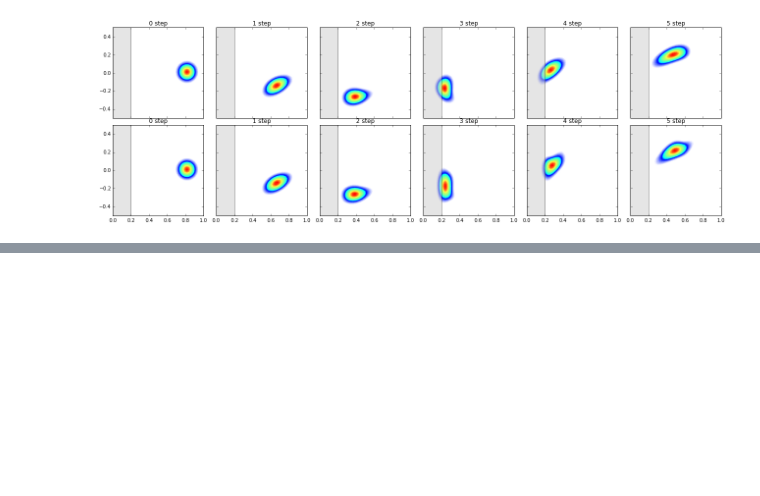
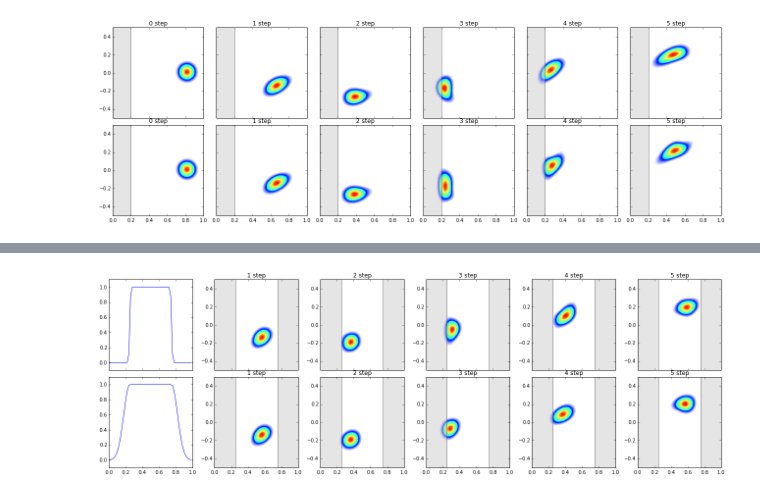
Before and after one commit to hanada-yasutaka/SimpleQmap, a Jupyter notebook: docs/tutorial/nonuni.ipynb, the cells around one changed output, grey strips where cells are left out. Cells and saved outputs as stored; diff of their text form; code cells hidden in the pictures; blank space fills up the shorter version.

```diff
--- a/docs/tutorial/nonuni.ipynb
+++ b/docs/tutorial/nonuni.ipynb
@@ -159,3 +168,93 @@ plt.show()
+# %%
+import SimpleQmap as sq
+import numpy as np
+import matplotlib.pyplot as plt
+
+class OpenQmap(sq.Qmap):
+    def set_absorber(self, absorber):
+        self.absorber = absorber
+    def operate(self):
+        pvec = np.fft.fft(self.operator[0]*self.stateIn)
+        qvec = np.fft.ifft(self.operator[1]*pvec)
+        qvec = self.absorber*qvec
+        self.stateOut = sq.State(self.scaleinfo, qvec)
+
+def tanh_abs(x,x1,x2,beta):
+    xx1 = (x-x1)*beta
+    xx2 = (x-x2)*beta
+    return (1+np.tanh(xx1))/2 - (1+ np.tanh(xx2))/2
+
+def exp_abs(x, x1,x2,alpha,beta):
+    x1 = (x - x1)
+    x2 = (x - x2)
+    theta0= (1 - np.tanh(x1*beta))/2
+    theta1= (1 + np.tanh(x2*beta))/2
+    w = (x1**2*theta0 +x2**2*theta1)
+    p = np.exp(-w/alpha)
+    return p
+
+dim = 50
+k = 1
+qmin, qmax = 0, 1
+pmin, pmax = -0.5,0.5
+
+tmax = 6
+cmap = sq.StandardMap(k=k)
+
+domain = [[qmin,qmax],[pmin,pmax]]
+qmap = OpenQmap(cmap, dim, domain) # defines the quantum system
+state = qmap.getState().cs(0.7,0.0)
+qmap.setInit(state) # set intial condition
+
+
+## ---- tanh absorber  ----
+fig, axs = plt.subplots(2,6,figsize=(6*3,3*2),sharex=True,sharey=False)
+
+abs_x1= 0.25
+abs_x2 = 0.75
+beta=100
+absfunc = tanh_abs(state.x[0], abs_x1, abs_x2, beta)
+qmap.set_absorber(absfunc)
+for i in range(0,tmax):
+    state = qmap.getIn() # return | phi_0>
+    x,y,z = state.hsmrep()
+    if i == 0:
+        axs[0][i].plot(state.x[0], absfunc)
+        axs[0][i].set_ylim(-0.1,1.1)
+    else:
+        axs[0][i].contourf(x,y,z, 100, cmap=sq.utility.hsm_cmap)
+        axs[0][i].set_title("%d step" % i)
+        axs[0][i].axvspan(0, abs_x1, facecolor='0.8', alpha=0.5)
+        axs[0][i].axvspan(abs_x2,1, facecolor='0.8', alpha=0.5)
+
+    qmap.evolve()
+
+## ------ exp absorber  -------
+state = qmap.getState().cs(0.7,0.0)
+qmap.setInit(state) # set intial condition
+beta,alpha = 200,0.01
+absfunc = exp_abs(state.x[0], abs_x1,abs_x2, alpha,beta)
+qmap.set_absorber(absfunc)
+for i in range(0,tmax):
+    state = qmap.getIn() # return | phi_0>
+    x,y,z = state.hsmrep()
+
+    if i == 0:
+        axs[1][i].plot(state.x[0], absfunc)
+        axs[1][i].set_ylim(-0.1,1.1)
+    else:
+        axs[1][i].contourf(x,y,z, 100, cmap=sq.utility.hsm_cmap)
+        axs[1][i].set_title("%d step" % i)
+        axs[1][i].axvspan(0, abs_x1, facecolor='0.8', alpha=0.5)
+        axs[1][i].axvspan(abs_x2,1, facecolor='0.8', alpha=0.5)
+
+    qmap.evolve()
+
+
+fig.tight_layout(h_pad=0)
+plt.show()
+# %% [output]
+[figure, added]
 # %% [markdown]
 ### 固有状態
 
```
Also changed, not shown: parts of 7 cells of this notebook, 2 other files.
